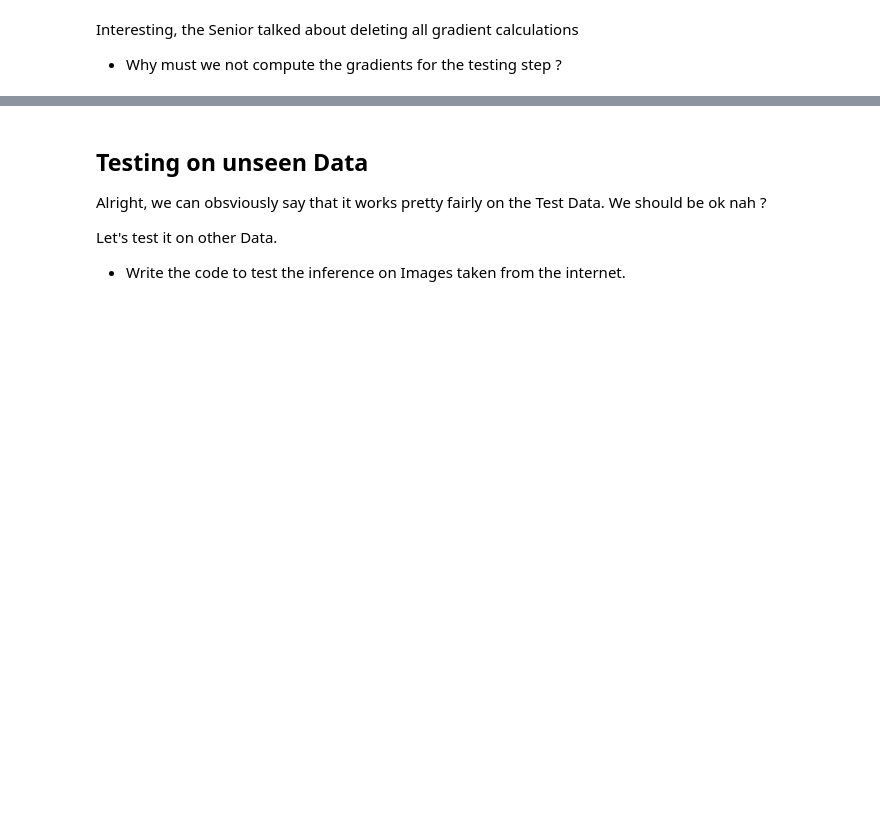
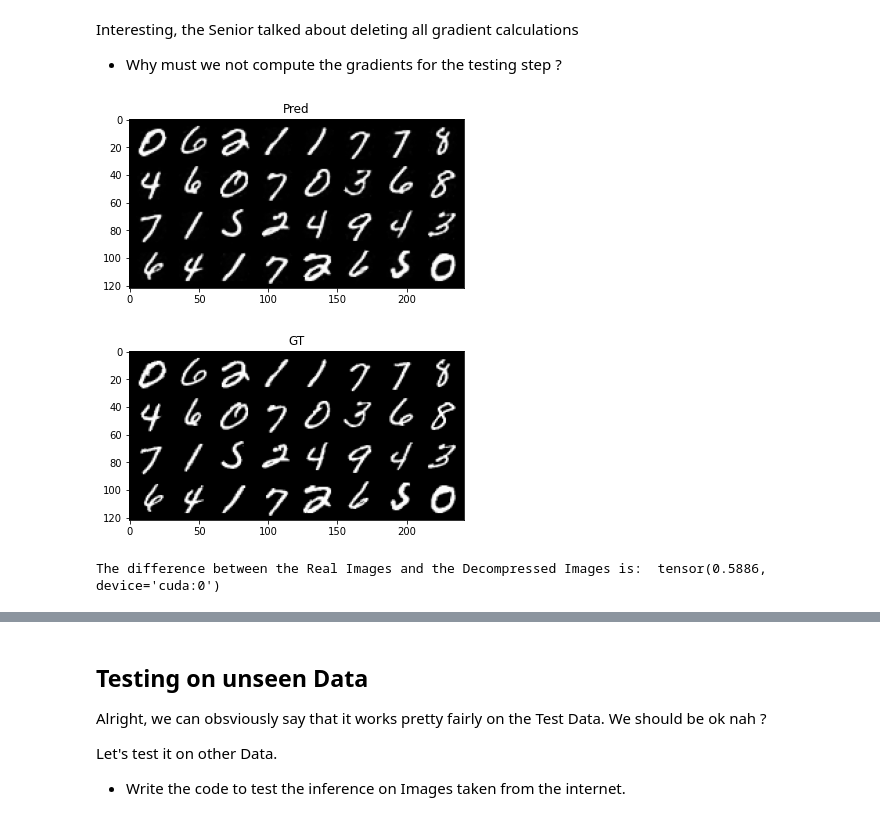
Before and after one commit to thad75/TP-ENSEA-ELEVE, a Jupyter notebook: 2A/Majeure Signal/AutoEncoder.ipynb, the cells around one changed output, grey strips where cells are left out. Saved outputs shown, nothing was run; the diff lists cells and outputs as text; code cells hidden in the pictures; blank space fills up the shorter version.

```diff
--- a/2A/Majeure Signal/AutoEncoder.ipynb
+++ b/2A/Majeure Signal/AutoEncoder.ipynb
@@ -414,31 +508,32 @@ Don't forget to delete all gradients calculations, it takes time and space for n
 Interesting, the Senior talked about deleting all gradient calculations
 * Why must we not compute the gradients for the testing step ?
 # %%
-import torch
-import torchvision
-import torchvision.transforms as transform
-import matplotlib.pyplot as plt
-import numpy as np
-
 def imshow(img,name= 'GT'):
     npimg = img.numpy()
     plt.imshow(np.transpose(npimg, (1, 2, 0)))
     plt.title(name)
     plt.show()
 
+# TODO : form your testing loop.
 with torch.no_grad():
-  running_loss = []
+  losses = 0
   for i, data in enumerate(test_loader, 0):
     image, label = data[0].view(data[0].shape[0],-1).to(device), data[1]
     outputs = net(image)
     outputs = outputs.view(data[0].shape)
     loss = criterion(outputs, data[0].to(device))
-    running_loss.append(loss)
+    losses += loss
 
 # Plot the last batch
 imshow(torchvision.utils.make_grid(outputs.detach().cpu()),'Pred')
 imshow(torchvision.utils.make_grid(data[0]),'GT')
-sum(running_loss)
+
+# TODO : Print the difference in decompression and write it somewhere
+print('The difference between the Real Images and the Decompressed Images is: ',losses)
+# %% [output]
+[figure, added]
+[figure, added]
+The difference between the Real Images and the Decompressed Images is:  tensor(0.5886, device='cuda:0')
 # %% [markdown]
 Ok now to see the effect of the compression, change the latent_size to different values. For example try : 512, 128, 16, 1.
 
```
Also changed, not shown: parts of 30 cells of this notebook.
